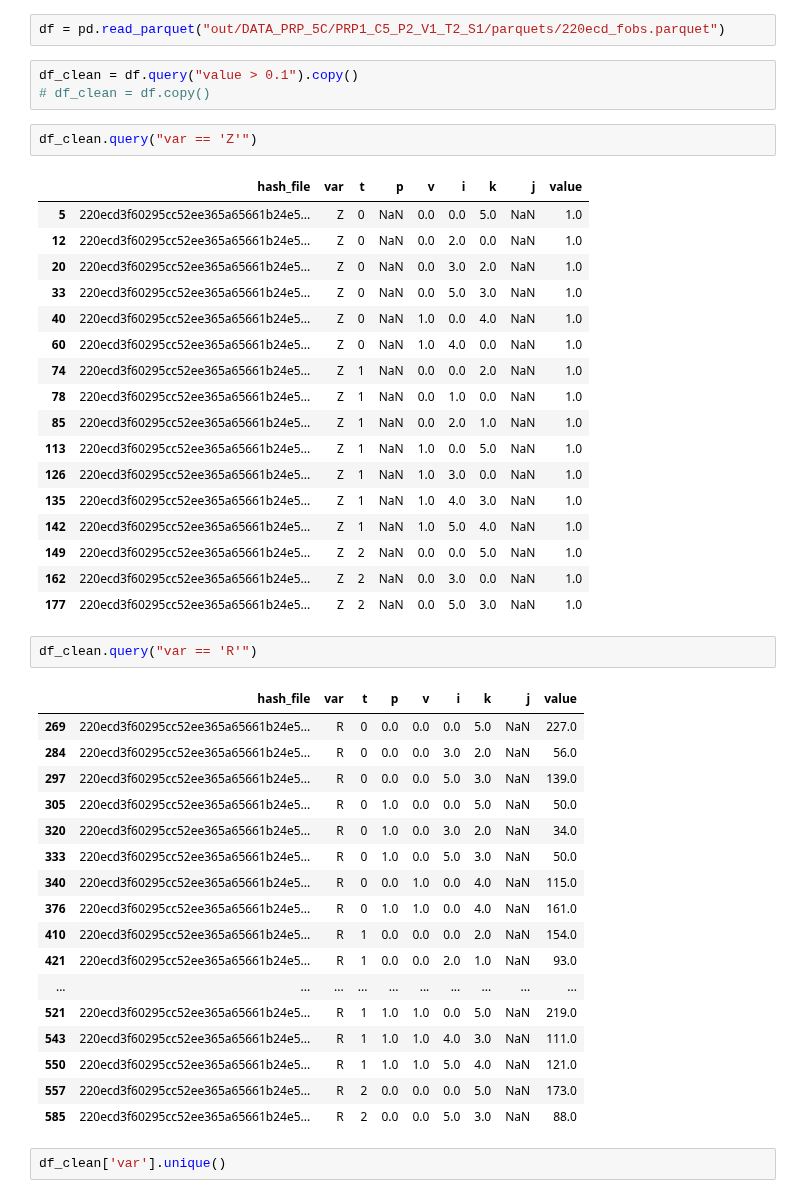
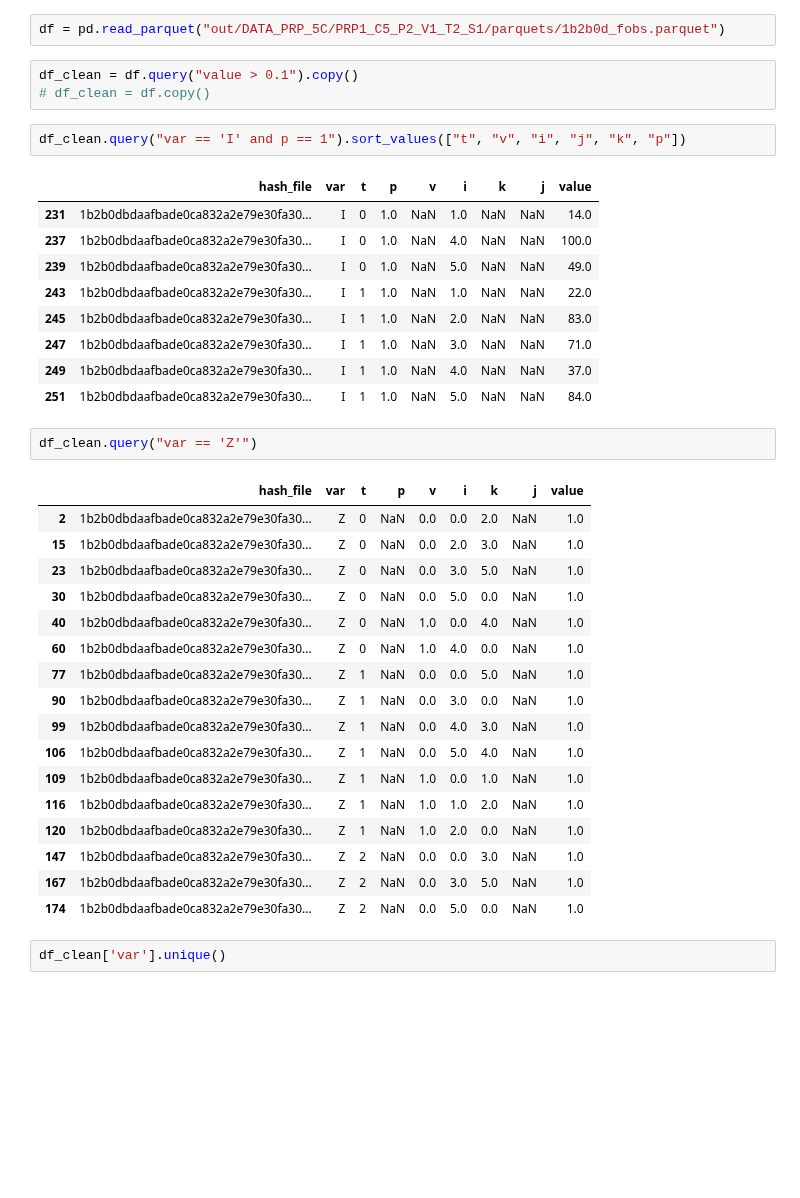
Before and after one commit to gsamaro/lsvrp, a Jupyter notebook: multi-product-production-routing-problem/analysis/example_vars.ipynb, the cells around one changed output. Saved outputs shown, nothing was run; the diff lists cells and outputs as text; blank space fills up the shorter version.

Commit message:
chore: refresh example_vars analysis notebook with updated data references

```diff
--- a/multi-product-production-routing-problem/analysis/example_vars.ipynb
+++ b/multi-product-production-routing-problem/analysis/example_vars.ipynb
@@ -1,50 +1,42 @@
 # %%
 import pandas as pd
 # %%
-df = pd.read_parquet("out/DATA_PRP_5C/PRP1_C5_P2_V1_T2_S1/parquets/220ecd_fobs.parquet")
+df = pd.read_parquet("out/DATA_PRP_5C/PRP1_C5_P2_V1_T2_S1/parquets/1b2b0d_fobs.parquet")
 # %%
 df_clean = df.query("value > 0.1").copy()
 # df_clean = df.copy()
 # %%
-df_clean.query("var == 'Z'")
+df_clean.query("var == 'I' and p == 1").sort_values(["t", "v", "i", "j", "k", "p"])
 # %% [output]
 |  | hash_file | var | t | p | v | i | k | j | value |
-| 5 | 220ecd3f60295cc52ee365a65661b24e5... | Z | 0 | NaN | 0.0 | 0.0 | 5.0 | NaN | 1.0 |
-| 12 | 220ecd3f60295cc52ee365a65661b24e5... | Z | 0 | NaN | 0.0 | 2.0 | 0.0 | NaN | 1.0 |
-| 20 | 220ecd3f60295cc52ee365a65661b24e5... | Z | 0 | NaN | 0.0 | 3.0 | 2.0 | NaN | 1.0 |
-| 33 | 220ecd3f60295cc52ee365a65661b24e5... | Z | 0 | NaN | 0.0 | 5.0 | 3.0 | NaN | 1.0 |
-| 40 | 220ecd3f60295cc52ee365a65661b24e5... | Z | 0 | NaN | 1.0 | 0.0 | 4.0 | NaN | 1.0 |
-| 60 | 220ecd3f60295cc52ee365a65661b24e5... | Z | 0 | NaN | 1.0 | 4.0 | 0.0 | NaN | 1.0 |
-| 74 | 220ecd3f60295cc52ee365a65661b24e5... | Z | 1 | NaN | 0.0 | 0.0 | 2.0 | NaN | 1.0 |
-| 78 | 220ecd3f60295cc52ee365a65661b24e5... | Z | 1 | NaN | 0.0 | 1.0 | 0.0 | NaN | 1.0 |
-| 85 | 220ecd3f60295cc52ee365a65661b24e5... | Z | 1 | NaN | 0.0 | 2.0 | 1.0 | NaN | 1.0 |
-| 113 | 220ecd3f60295cc52ee365a65661b24e5... | Z | 1 | NaN | 1.0 | 0.0 | 5.0 | NaN | 1.0 |
-| 126 | 220ecd3f60295cc52ee365a65661b24e5... | Z | 1 | NaN | 1.0 | 3.0 | 0.0 | NaN | 1.0 |
-| 135 | 220ecd3f60295cc52ee365a65661b24e5... | Z | 1 | NaN | 1.0 | 4.0 | 3.0 | NaN | 1.0 |
-| 142 | 220ecd3f60295cc52ee365a65661b24e5... | Z | 1 | NaN | 1.0 | 5.0 | 4.0 | NaN | 1.0 |
-| 149 | 220ecd3f60295cc52ee365a65661b24e5... | Z | 2 | NaN | 0.0 | 0.0 | 5.0 | NaN | 1.0 |
-| 162 | 220ecd3f60295cc52ee365a65661b24e5... | Z | 2 | NaN | 0.0 | 3.0 | 0.0 | NaN | 1.0 |
-| 177 | 220ecd3f60295cc52ee365a65661b24e5... | Z | 2 | NaN | 0.0 | 5.0 | 3.0 | NaN | 1.0 |
+| 231 | 1b2b0dbdaafbade0ca832a2e79e30fa30... | I | 0 | 1.0 | NaN | 1.0 | NaN | NaN | 14.0 |
+| 237 | 1b2b0dbdaafbade0ca832a2e79e30fa30... | I | 0 | 1.0 | NaN | 4.0 | NaN | NaN | 100.0 |
+| 239 | 1b2b0dbdaafbade0ca832a2e79e30fa30... | I | 0 | 1.0 | NaN | 5.0 | NaN | NaN | 49.0 |
+| 243 | 1b2b0dbdaafbade0ca832a2e79e30fa30... | I | 1 | 1.0 | NaN | 1.0 | NaN | NaN | 22.0 |
+| 245 | 1b2b0dbdaafbade0ca832a2e79e30fa30... | I | 1 | 1.0 | NaN | 2.0 | NaN | NaN | 83.0 |
+| 247 | 1b2b0dbdaafbade0ca832a2e79e30fa30... | I | 1 | 1.0 | NaN | 3.0 | NaN | NaN | 71.0 |
+| 249 | 1b2b0dbdaafbade0ca832a2e79e30fa30... | I | 1 | 1.0 | NaN | 4.0 | NaN | NaN | 37.0 |
+| 251 | 1b2b0dbdaafbade0ca832a2e79e30fa30... | I | 1 | 1.0 | NaN | 5.0 | NaN | NaN | 84.0 |
 # %%
-df_clean.query("var == 'R'")
+df_clean.query("var == 'Z'")
 # %% [output]
 |  | hash_file | var | t | p | v | i | k | j | value |
-| 269 | 220ecd3f60295cc52ee365a65661b24e5... | R | 0 | 0.0 | 0.0 | 0.0 | 5.0 | NaN | 227.0 |
-| 284 | 220ecd3f60295cc52ee365a65661b24e5... | R | 0 | 0.0 | 0.0 | 3.0 | 2.0 | NaN | 56.0 |
-| 297 | 220ecd3f60295cc52ee365a65661b24e5... | R | 0 | 0.0 | 0.0 | 5.0 | 3.0 | NaN | 139.0 |
-| 305 | 220ecd3f60295cc52ee365a65661b24e5... | R | 0 | 1.0 | 0.0 | 0.0 | 5.0 | NaN | 50.0 |
-| 320 | 220ecd3f60295cc52ee365a65661b24e5... | R | 0 | 1.0 | 0.0 | 3.0 | 2.0 | NaN | 34.0 |
-| 333 | 220ecd3f60295cc52ee365a65661b24e5... | R | 0 | 1.0 | 0.0 | 5.0 | 3.0 | NaN | 50.0 |
-| 340 | 220ecd3f60295cc52ee365a65661b24e5... | R | 0 | 0.0 | 1.0 | 0.0 | 4.0 | NaN | 115.0 |
-| 376 | 220ecd3f60295cc52ee365a65661b24e5... | R | 0 | 1.0 | 1.0 | 0.0 | 4.0 | NaN | 161.0 |
-| 410 | 220ecd3f60295cc52ee365a65661b24e5... | R | 1 | 0.0 | 0.0 | 0.0 | 2.0 | NaN | 154.0 |
-| 421 | 220ecd3f60295cc52ee365a65661b24e5... | R | 1 | 0.0 | 0.0 | 2.0 | 1.0 | NaN | 93.0 |
-| ... | ... | ... | ... | ... | ... | ... | ... | ... | ... |
-| 521 | 220ecd3f60295cc52ee365a65661b24e5... | R | 1 | 1.0 | 1.0 | 0.0 | 5.0 | NaN | 219.0 |
-| 543 | 220ecd3f60295cc52ee365a65661b24e5... | R | 1 | 1.0 | 1.0 | 4.0 | 3.0 | NaN | 111.0 |
-| 550 | 220ecd3f60295cc52ee365a65661b24e5... | R | 1 | 1.0 | 1.0 | 5.0 | 4.0 | NaN | 121.0 |
-| 557 | 220ecd3f60295cc52ee365a65661b24e5... | R | 2 | 0.0 | 0.0 | 0.0 | 5.0 | NaN | 173.0 |
-| 585 | 220ecd3f60295cc52ee365a65661b24e5... | R | 2 | 0.0 | 0.0 | 5.0 | 3.0 | NaN | 88.0 |
+| 2 | 1b2b0dbdaafbade0ca832a2e79e30fa30... | Z | 0 | NaN | 0.0 | 0.0 | 2.0 | NaN | 1.0 |
+| 15 | 1b2b0dbdaafbade0ca832a2e79e30fa30... | Z | 0 | NaN | 0.0 | 2.0 | 3.0 | NaN | 1.0 |
+| 23 | 1b2b0dbdaafbade0ca832a2e79e30fa30... | Z | 0 | NaN | 0.0 | 3.0 | 5.0 | NaN | 1.0 |
+| 30 | 1b2b0dbdaafbade0ca832a2e79e30fa30... | Z | 0 | NaN | 0.0 | 5.0 | 0.0 | NaN | 1.0 |
+| 40 | 1b2b0dbdaafbade0ca832a2e79e30fa30... | Z | 0 | NaN | 1.0 | 0.0 | 4.0 | NaN | 1.0 |
+| 60 | 1b2b0dbdaafbade0ca832a2e79e30fa30... | Z | 0 | NaN | 1.0 | 4.0 | 0.0 | NaN | 1.0 |
+| 77 | 1b2b0dbdaafbade0ca832a2e79e30fa30... | Z | 1 | NaN | 0.0 | 0.0 | 5.0 | NaN | 1.0 |
+| 90 | 1b2b0dbdaafbade0ca832a2e79e30fa30... | Z | 1 | NaN | 0.0 | 3.0 | 0.0 | NaN | 1.0 |
+| 99 | 1b2b0dbdaafbade0ca832a2e79e30fa30... | Z | 1 | NaN | 0.0 | 4.0 | 3.0 | NaN | 1.0 |
+| 106 | 1b2b0dbdaafbade0ca832a2e79e30fa30... | Z | 1 | NaN | 0.0 | 5.0 | 4.0 | NaN | 1.0 |
+| 109 | 1b2b0dbdaafbade0ca832a2e79e30fa30... | Z | 1 | NaN | 1.0 | 0.0 | 1.0 | NaN | 1.0 |
+| 116 | 1b2b0dbdaafbade0ca832a2e79e30fa30... | Z | 1 | NaN | 1.0 | 1.0 | 2.0 | NaN | 1.0 |
+| 120 | 1b2b0dbdaafbade0ca832a2e79e30fa30... | Z | 1 | NaN | 1.0 | 2.0 | 0.0 | NaN | 1.0 |
+| 147 | 1b2b0dbdaafbade0ca832a2e79e30fa30... | Z | 2 | NaN | 0.0 | 0.0 | 3.0 | NaN | 1.0 |
+| 167 | 1b2b0dbdaafbade0ca832a2e79e30fa30... | Z | 2 | NaN | 0.0 | 3.0 | 5.0 | NaN | 1.0 |
+| 174 | 1b2b0dbdaafbade0ca832a2e79e30fa30... | Z | 2 | NaN | 0.0 | 5.0 | 0.0 | NaN | 1.0 |
 # %%
 df_clean['var'].unique()
 # %% [output]
```
Also changed, not shown: parts of 6 cells of this notebook.
